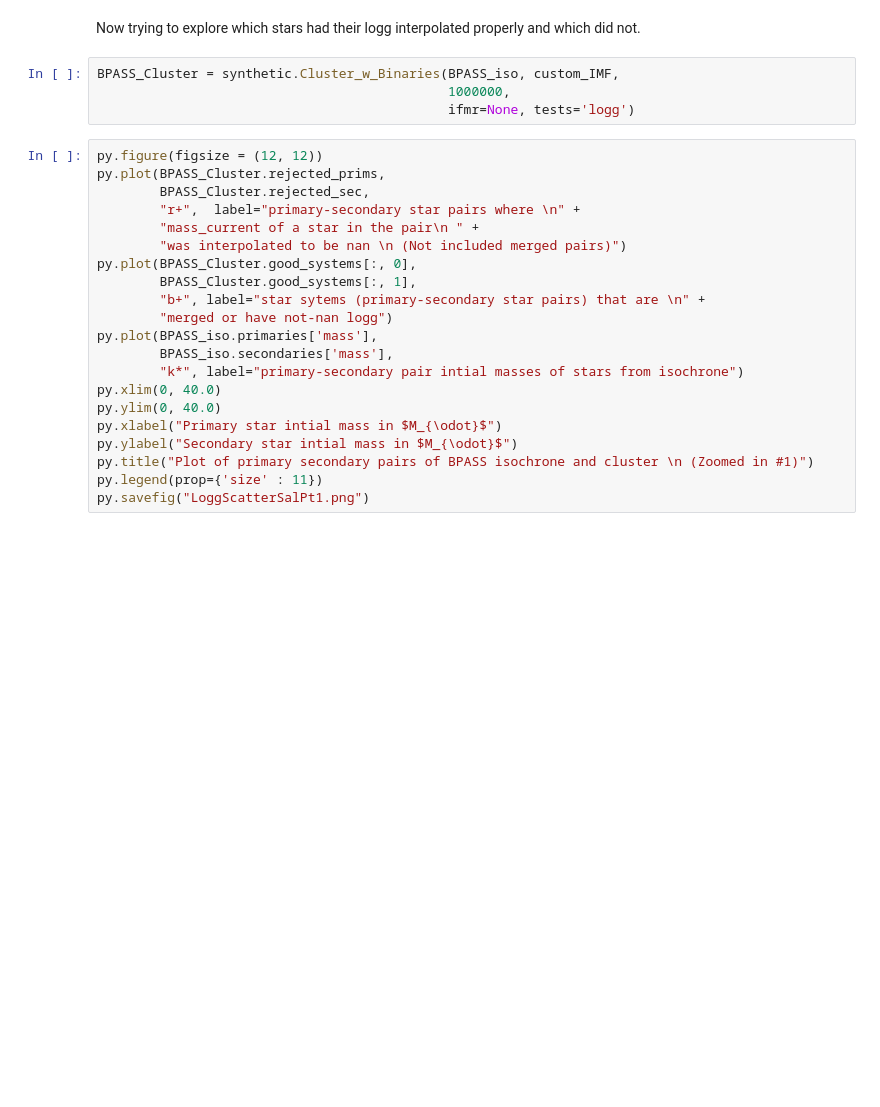
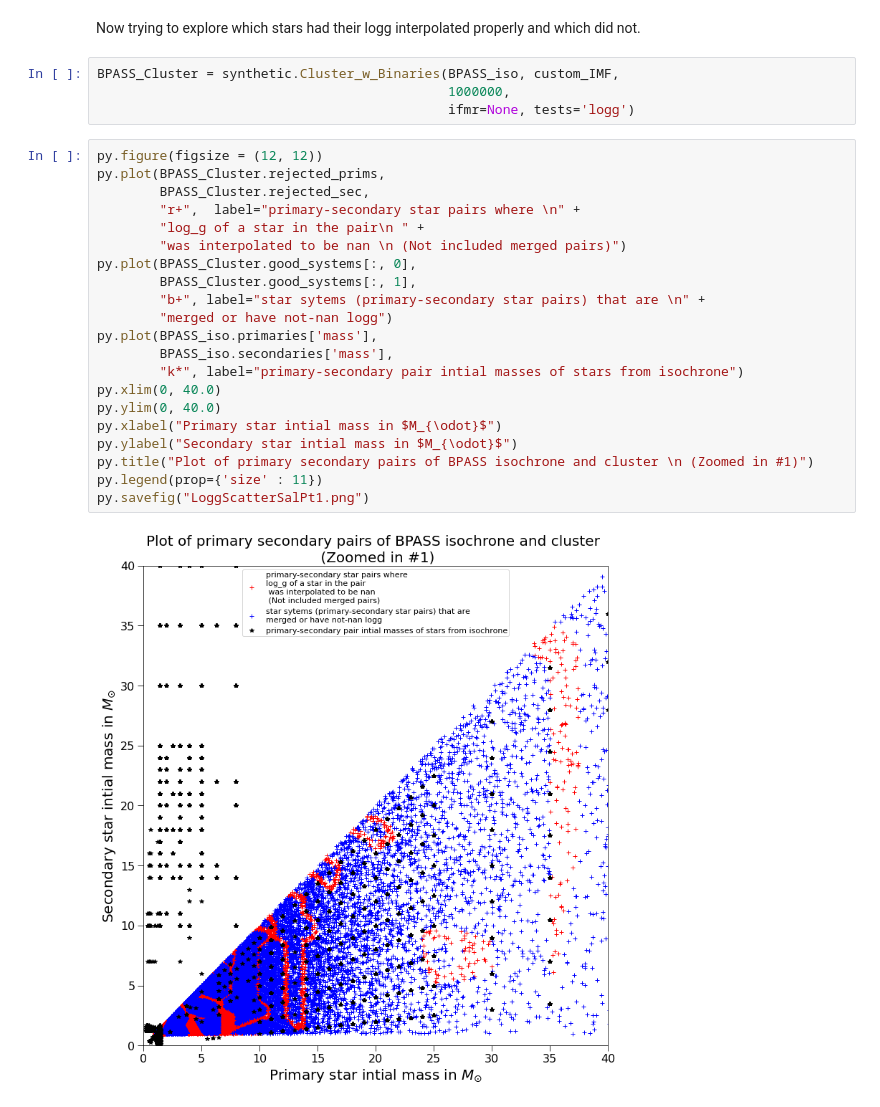
Before and after one commit to RyotaInagaki1/DebugReportApril2021NoIFMR, a Jupyter notebook: GC_KLFs_MultUnresolved(SalpeterIMF).ipynb, the cells around one changed output. Saved outputs shown, nothing was run; the diff lists cells and outputs as text; blank space fills up the shorter version.

Commit message:
New/Revised Plots

```diff
--- a/GC_KLFs_MultUnresolved(SalpeterIMF).ipynb
+++ b/GC_KLFs_MultUnresolved(SalpeterIMF).ipynb
@@ -399,24 +546,26 @@ BPASS_Cluster = synthetic.Cluster_w_Binaries(BPASS_iso, custom_IMF,
 # %%
 py.figure(figsize = (12, 12))
 py.plot(BPASS_Cluster.rejected_prims,
         BPASS_Cluster.rejected_sec,
         "r+",  label="primary-secondary star pairs where \n" +
-        "mass_current of a star in the pair\n " +
+        "log_g of a star in the pair\n " +
         "was interpolated to be nan \n (Not included merged pairs)")
 py.plot(BPASS_Cluster.good_systems[:, 0],
         BPASS_Cluster.good_systems[:, 1],
         "b+", label="star sytems (primary-secondary star pairs) that are \n" +
         "merged or have not-nan logg")
 py.plot(BPASS_iso.primaries['mass'],
         BPASS_iso.secondaries['mass'],
         "k*", label="primary-secondary pair intial masses of stars from isochrone")
 py.xlim(0, 40.0)
 py.ylim(0, 40.0)
 py.xlabel("Primary star intial mass in $M_{\odot}$")
 py.ylabel("Secondary star intial mass in $M_{\odot}$")
 py.title("Plot of primary secondary pairs of BPASS isochrone and cluster \n (Zoomed in #1)")
 py.legend(prop={'size' : 11})
 py.savefig("LoggScatterSalPt1.png")
+# %% [output]
+[figure, added]
 # %%
 py.figure(figsize = (12, 12))
 py.plot(BPASS_Cluster.rejected_prims,
```
Also changed, not shown: parts of 19 cells of this notebook, 27 other files.
